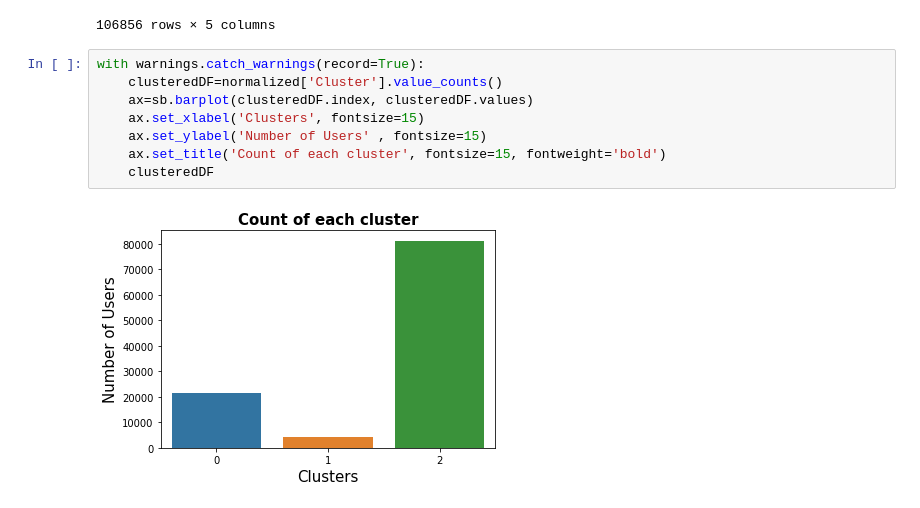
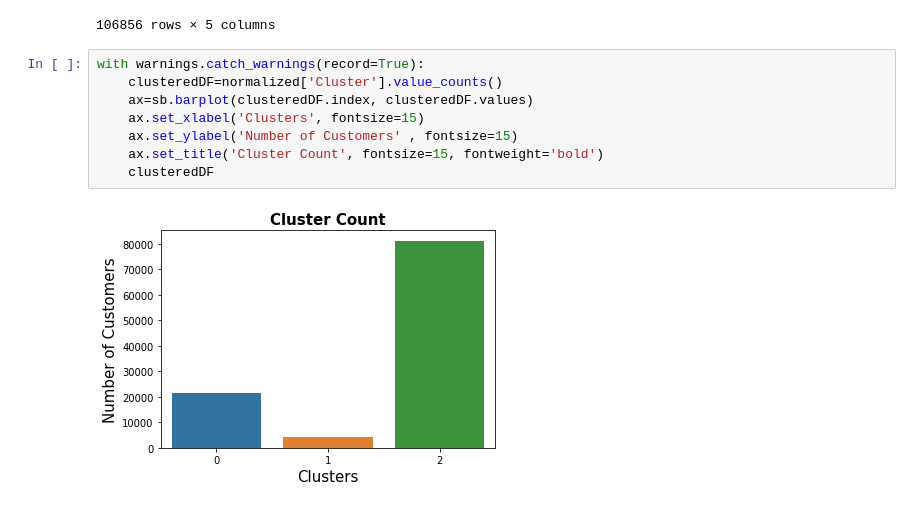
Before and after one commit to sel6/TellCo_Data_Analysis, a Jupyter notebook: notebooks/user_engagment_analysis.ipynb, the cells around one changed output. Drawn from its saved outputs; the diff is of its cells as text.

Commit message:
fix issues on graph

```diff
--- a/notebooks/user_engagment_analysis.ipynb
+++ b/notebooks/user_engagment_analysis.ipynb
@@ -331,10 +331,10 @@ normalized
 # %%
 with warnings.catch_warnings(record=True):
     clusteredDF=normalized['Cluster'].value_counts()
     ax=sb.barplot(clusteredDF.index, clusteredDF.values)
     ax.set_xlabel('Clusters', fontsize=15)
-    ax.set_ylabel('Number of Users' , fontsize=15)
-    ax.set_title('Count of each cluster', fontsize=15, fontweight='bold')
+    ax.set_ylabel('Number of Customers' , fontsize=15)
+    ax.set_title('Cluster Count', fontsize=15, fontweight='bold')
     clusteredDF
 # %% [output]
-[figure, old version]
+[figure, new version]
```
